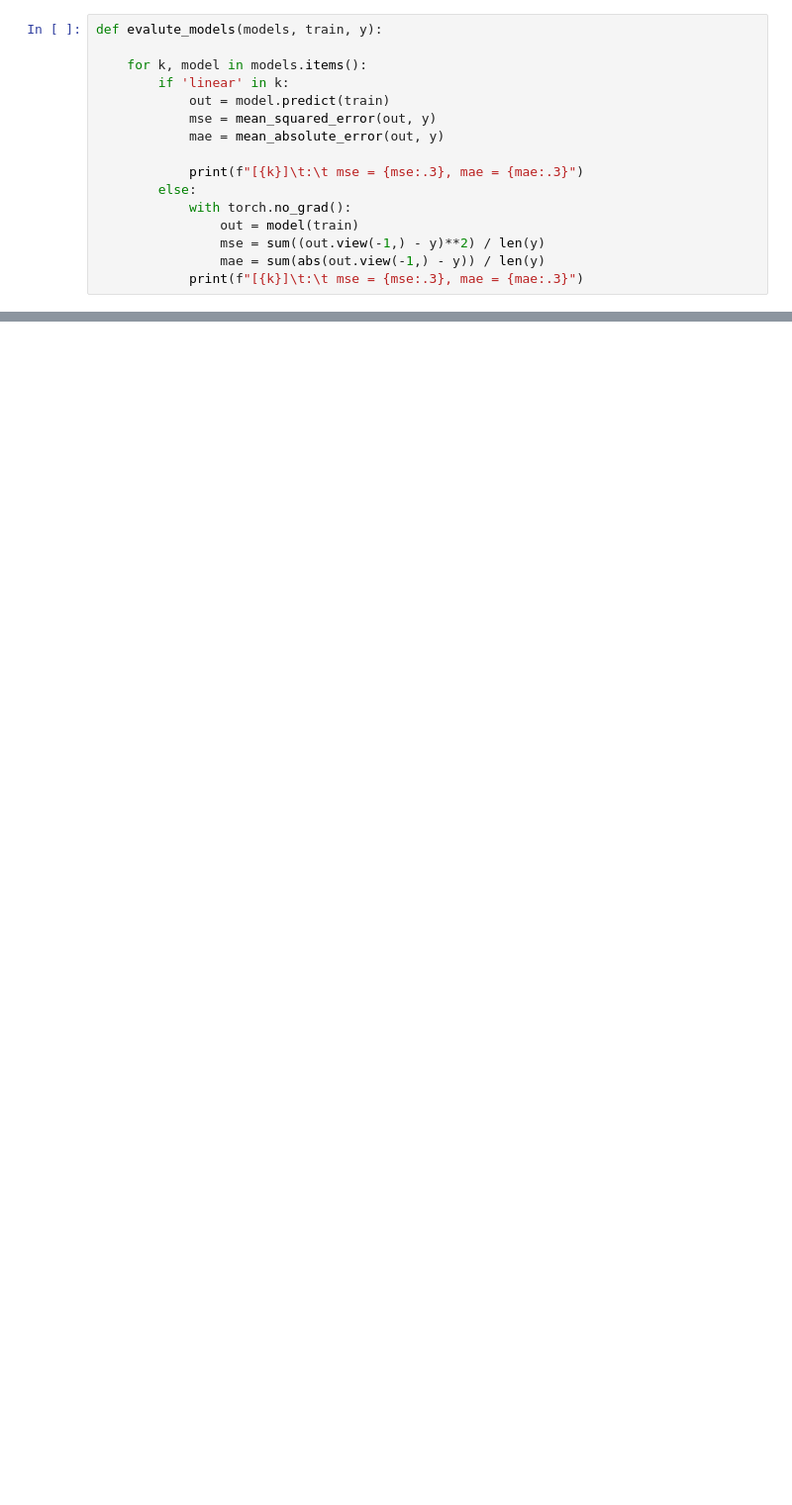
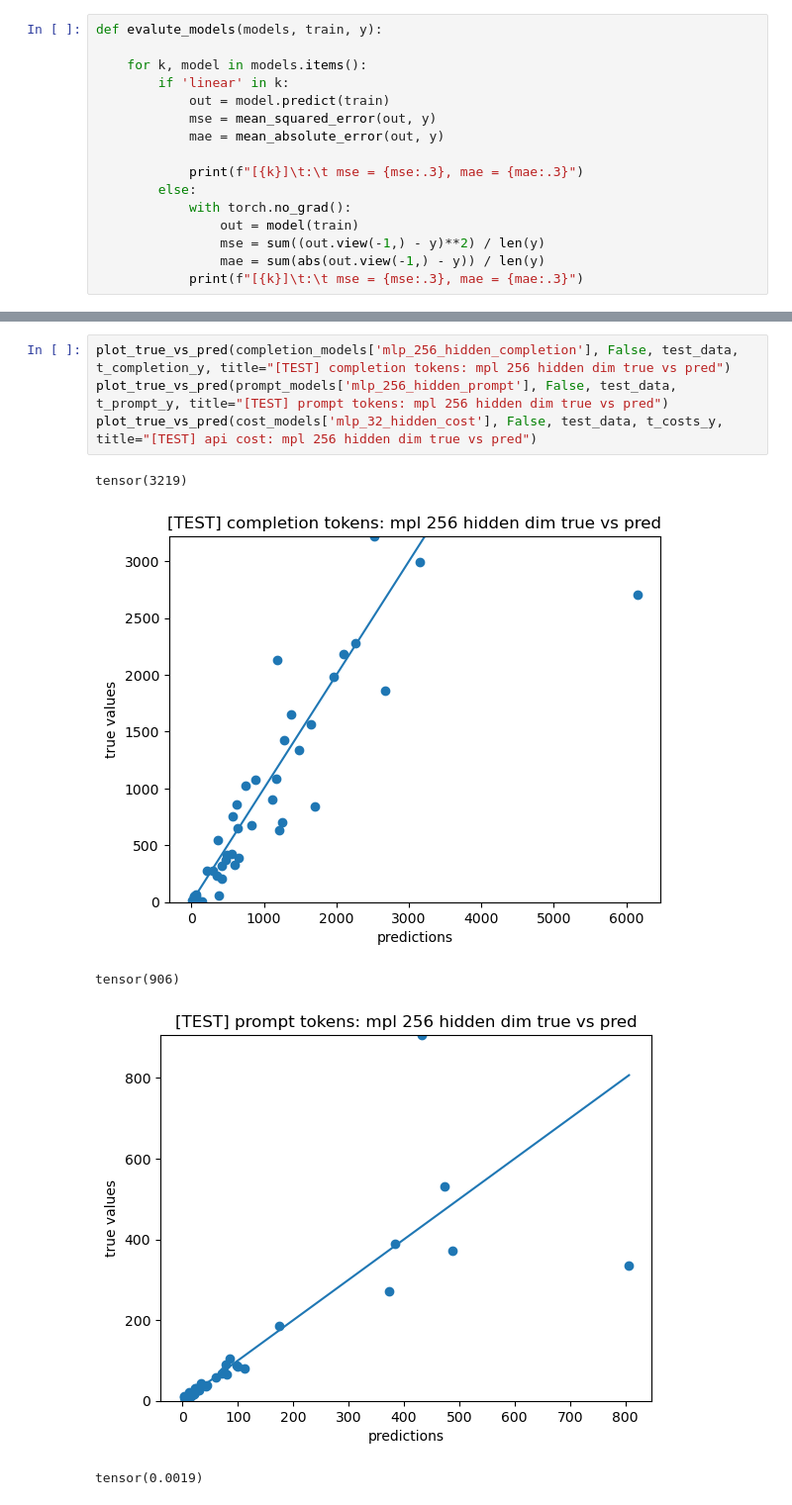
Before and after one commit to noise-course/course-project-zroe1, a Jupyter notebook: main.ipynb, the cells around one changed output, grey strips where cells are left out. Shown: that part at 99% size. Saved outputs shown, nothing was run; the diff lists cells and outputs as text; blank space fills up the shorter version.

```diff
--- a/main.ipynb
+++ b/main.ipynb
@@ -611,0 +663,10 @@ tensor(0.0048)
+# %%
+plot_true_vs_pred(completion_models['mlp_256_hidden_completion'], False, test_data, t_completion_y, title="[TEST] completion tokens: mpl 256 hidden dim true vs pred")
+plot_true_vs_pred(prompt_models['mlp_256_hidden_prompt'], False, test_data, t_prompt_y, title="[TEST] prompt tokens: mpl 256 hidden dim true vs pred")
+plot_true_vs_pred(cost_models['mlp_32_hidden_cost'], False, test_data, t_costs_y, title="[TEST] api cost: mpl 256 hidden dim true vs pred")
+# %% [output]
+tensor(3219)
+[figure, added]
+tensor(906)
+[figure, added]
+tensor(0.0019)
```
Also changed, not shown: parts of 17 cells of this notebook.
